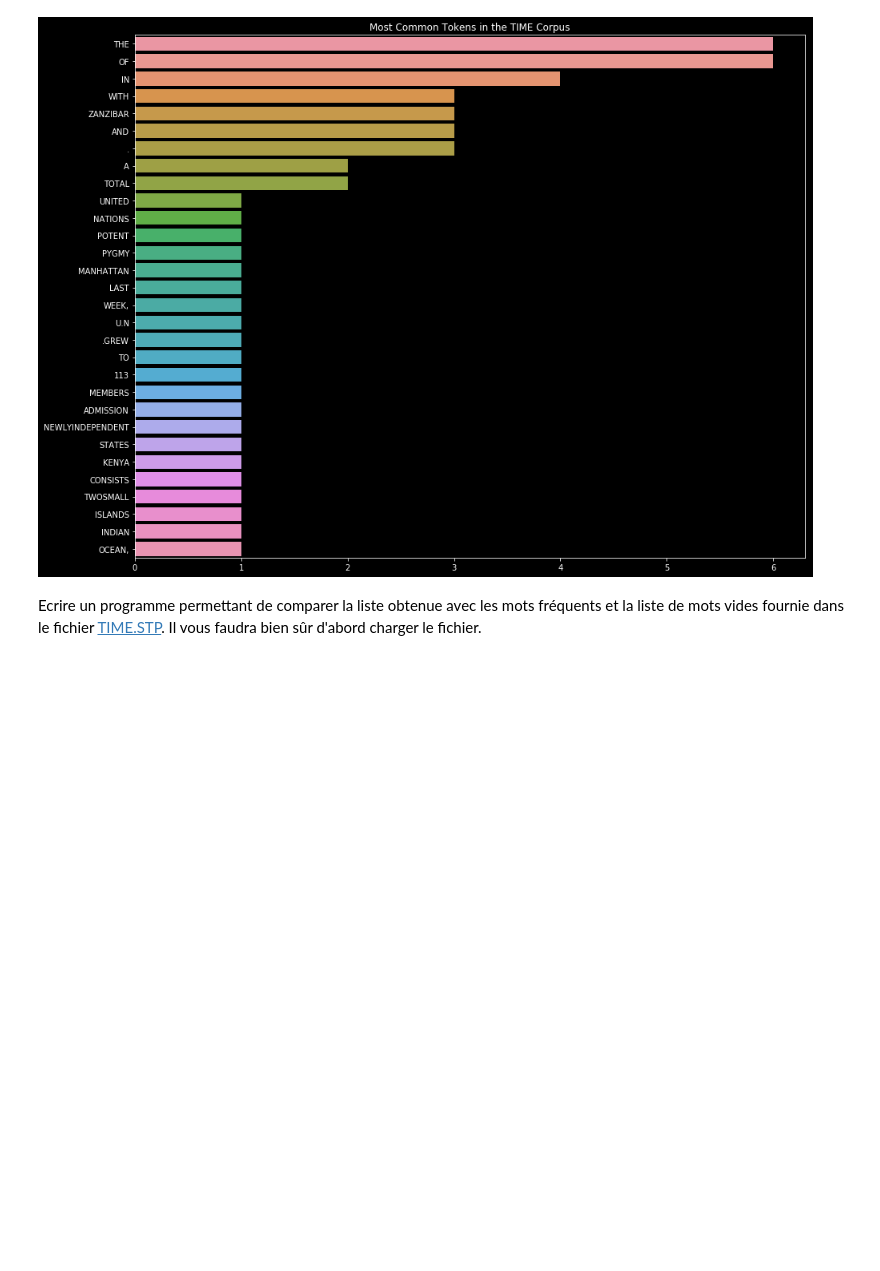
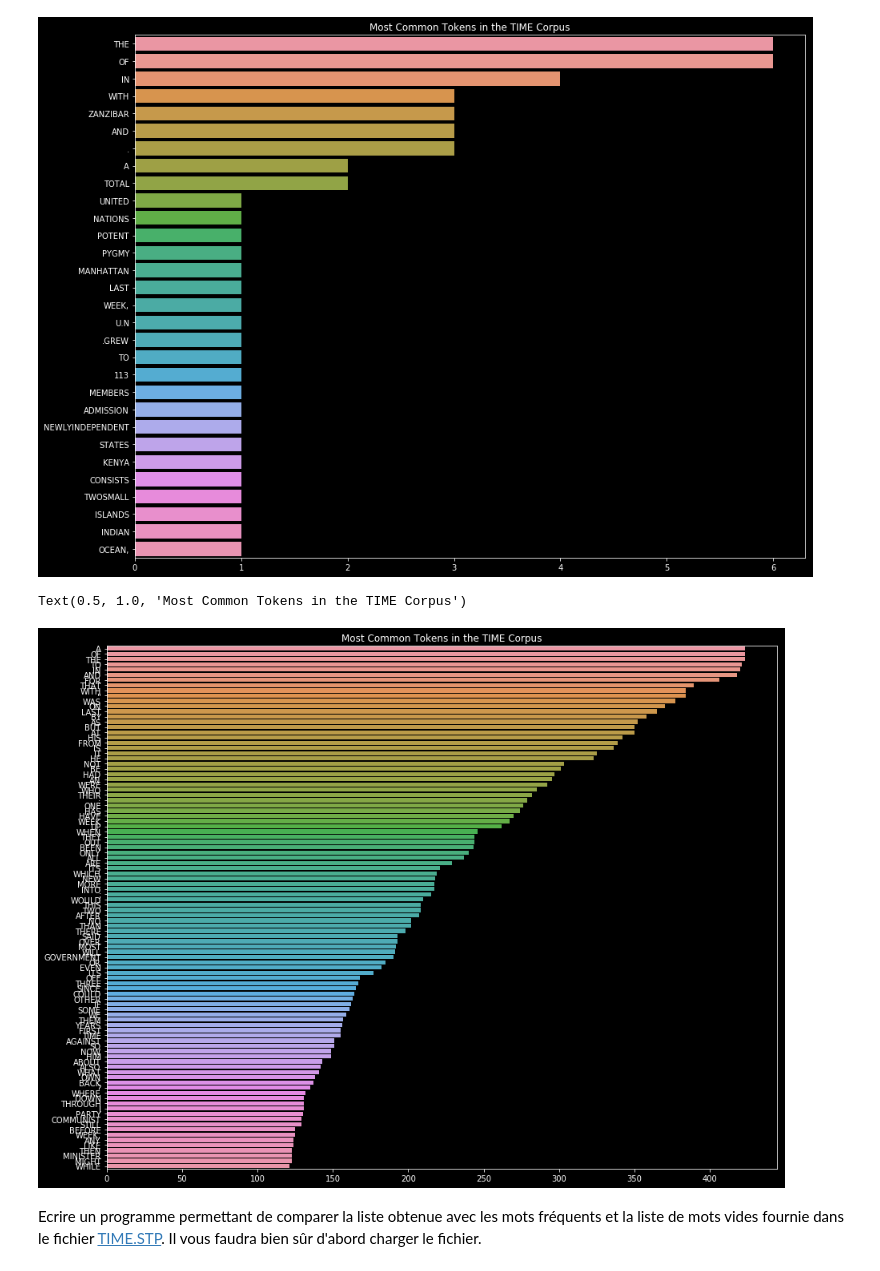
Before and after one commit to netomenoci/Web-Thematic-Sequence, a Jupyter notebook: Lab1_InvertedIndex/Lab1_Indexation-Student.ipynb, the cells around one changed output. Saved outputs shown, nothing was run; the diff lists cells and outputs as text; code cells hidden in the pictures; blank space fills up the shorter version.

Commit message:
added an analysis of the most frequent words

```diff
--- a/Lab1_InvertedIndex/Lab1_Indexation-Student.ipynb
+++ b/Lab1_InvertedIndex/Lab1_Indexation-Student.ipynb
@@ -225,0 +269,5 @@ Selectionner les n tokens les plus fréquents dans la collection et sauvegarder
+# %%
+#let's tokenize the whole collection:
+collection = []
+for key in corpus:
+    collection += article_tokenize_simple(corpus[key])
@@ -252,3 +320,23 @@ plt.title('Most Common Tokens in the TIME Corpus');
+# %%
+# A compl%matplotlib inline
+import collections
+import matplotlib.pyplot as plt
+import seaborn as sns
+import numpy as np
+n = 100
+
+corpus_common_words = [word[0] for word in collections.Counter(collection).most_common(n)]
+corpus_common_counts = [word[1] for word in collections.Counter(collection).most_common(n)]
+
+plt.style.use('dark_background')
+plt.figure(figsize=(15, 12))
+
+
+sns.barplot(x=corpus_common_counts,y=corpus_common_words)
+plt.title('Most Common Tokens in the TIME Corpus')
+# %% [output]
+Text(0.5, 1.0, 'Most Common Tokens in the TIME Corpus')
+[figure, added]
 # %% [markdown]
 Ecrire un programme permettant de comparer la liste obtenue avec les mots fréquents et la liste de mots vides fournie dans le fichier [TIME.STP](./Data/TIME.STP). Il vous faudra bien sûr d'abord charger le fichier.
 # %%
```
Also changed, not shown: parts of 18 cells of this notebook.
